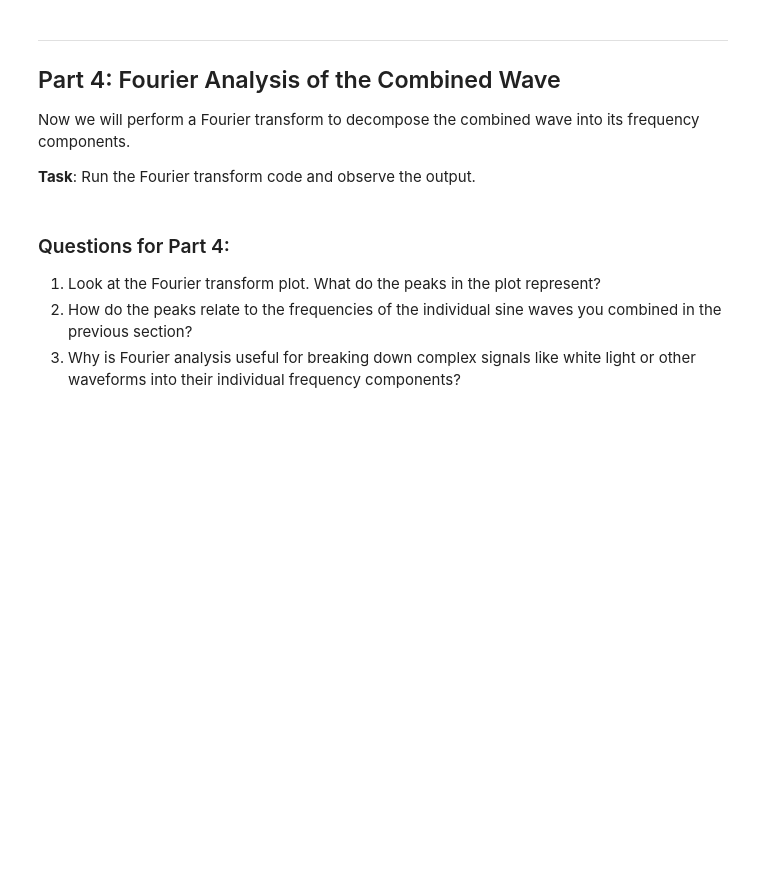
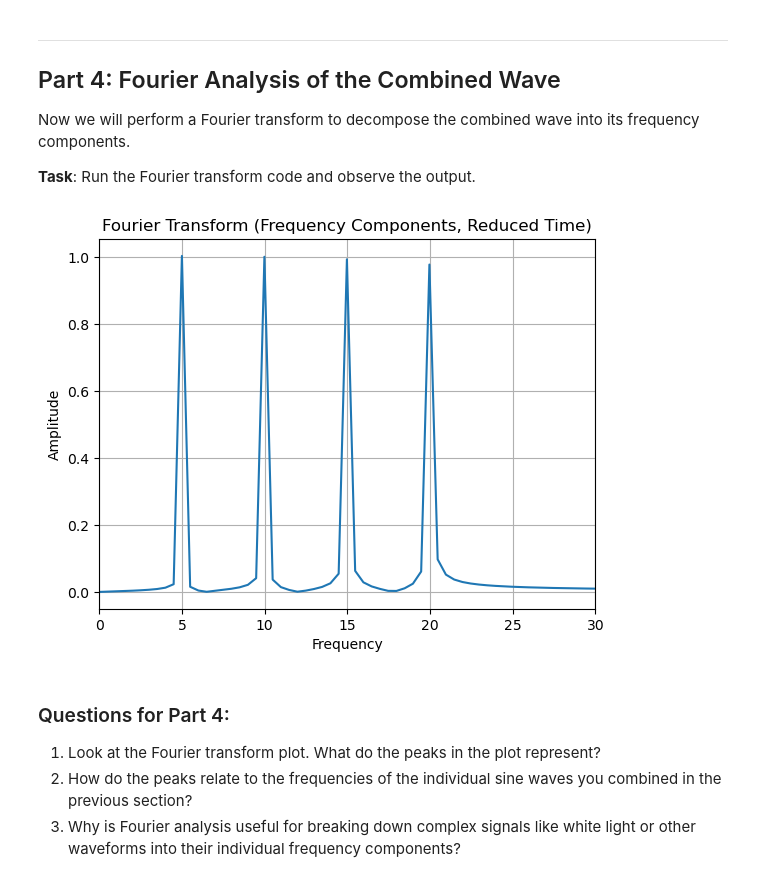
Before and after one commit to acgaribay/Meteo203-2526-Garibay, a Jupyter notebook: exercise_02/exercise_02_simulatinglight.ipynb, the cells around one changed output. Saved outputs shown, nothing was run; the diff lists cells and outputs as text; code cells hidden in the pictures; blank space fills up the shorter version.

```diff
--- a/exercise_02/exercise_02_simulatinglight.ipynb
+++ b/exercise_02/exercise_02_simulatinglight.ipynb
@@ -121,20 +126,22 @@ Now we will perform a Fourier transform to decompose the combined wave into its
 # %%
 from scipy.fft import fft, fftfreq
 
 # Perform Fourier Transform
 N = len(t)
 T = t[1] - t[0]  # Sampling interval
 yf = fft(combined_wave)
 xf = fftfreq(N, T)[:N//2]
 
 # Plot the Fourier Transform (showing the frequency components)
 plt.plot(xf, 2.0/N * np.abs(yf[:N//2]))
 plt.title("Fourier Transform (Frequency Components, Reduced Time)")
 plt.xlabel("Frequency")
 plt.ylabel("Amplitude")
 plt.grid(True)
-plt.xlim([0, 5000])
+plt.xlim([0, 30])
 plt.show()
+# %% [output]
+[figure, added]
 # %% [markdown]
 ### Questions for Part 4:
 
```
Also changed, not shown: parts of 11 cells of this notebook, 1 other file.
